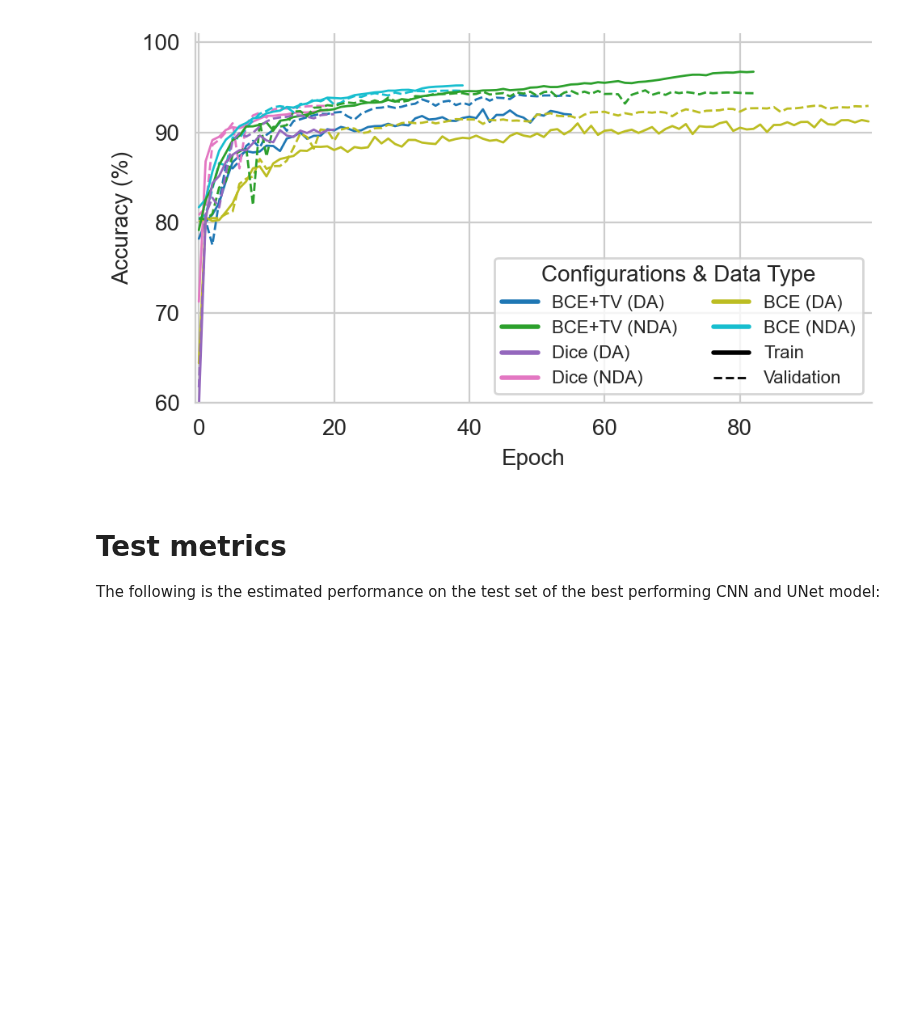
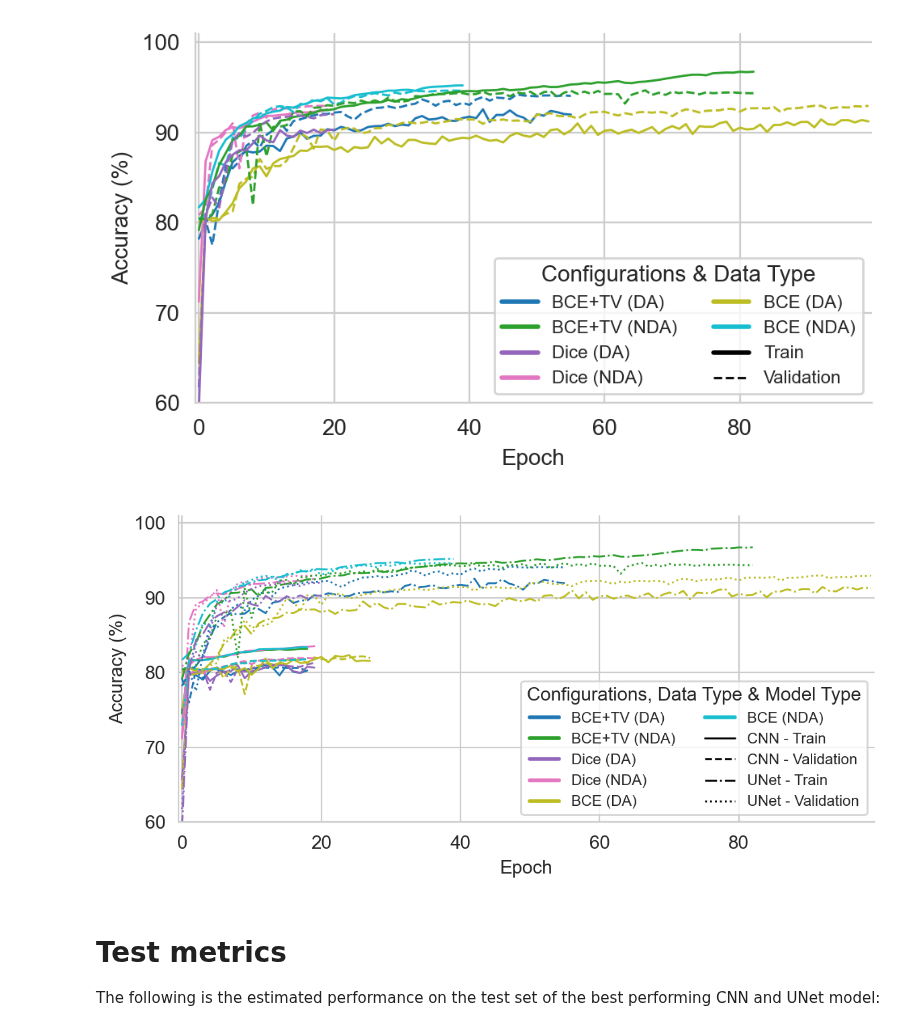
Before and after one commit to R0ner/02514-DL-in-CV, a Jupyter notebook: Project2/ablation_results.ipynb, the cells around one changed output. Drawn from its saved outputs; the diff is of its cells as text; code cells hidden in the pictures; blank space fills up the shorter version.

Commit message:
Other learninng curve plots

```diff
--- a/Project2/ablation_results.ipynb
+++ b/Project2/ablation_results.ipynb
@@ -118,6 +118,49 @@ fig2.savefig('figs/ablation_retina_unet.png', bbox_inches='tight')
 # %% [output]
 [figure]
 [figure]
+# %%
+import matplotlib as mpl
+
+# Generate a color map with distinct colors for different configurations
+colors = mpl.cm.get_cmap('tab10')
+
+configurations = ['BCE+TV (DA)', 'BCE+TV (NDA)', 'Dice (DA)', 'Dice (NDA)', 'BCE (DA)', 'BCE (NDA)']
+
+fig, ax = plt.subplots(figsize=(6, 3), tight_layout=True, dpi=200)
+max_epoch = 0
+for i, stat in enumerate(stats_list_cnn + stats_list_unet):
+    color = colors(i)
+
+    if stat['model'] == 'cnn':
+         linestyle_train = '-'
+         linestyle_val = '--'
+    else:  # 'unet'
+        linestyle_train = '-.'
+        linestyle_val = ':'
+
+    ax.plot(np.array(stat['train_acc']) * 100, color=stat2color(stat),linestyle=linestyle_train, linewidth=1)
+    ax.plot(np.array(stat['val_acc']) * 100, color=stat2color(stat), linestyle=linestyle_val, linewidth=1)
+
+    max_epoch = max(stat['epoch'][-1], max_epoch)
+
+ax.set_xlim((-.5, max_epoch + .5))
+ax.set_ylim((60, 101))
+ax.set_ylabel('Accuracy (%)')
+ax.set_xlabel('Epoch')
+
+# Legend for line colors, line styles and marker types
+color_legend = [Line2D([0], [0], color=setting_colormap(i), lw=2) for i in range(len(configurations))]
+style_legend = [Line2D([0], [0], color='black', lw=1, linestyle='-'), Line2D([0], [0], color='black', lw=1, linestyle='--'), Line2D([0], [0], color='black', lw=1, linestyle='-.'), Line2D([0], [0], color='black', lw=1, linestyle=':')]
+legends = color_legend + style_legend
+legend_labels = configurations + ['CNN - Train', 'CNN - Validation', 'UNet - Train', 'UNet - Validation']
+
+ax.legend(legends, legend_labels, loc='lower right', title='Configurations, Data Type & Model Type', ncol=2, prop={'size':8})
+
+sns.despine(top=True, right=True)
+plt.tight_layout()
+fig.savefig('figs/ablation_retina_combined.png', bbox_inches='tight')
+# %% [output]
+[figure, added]
 # %% [markdown]
 # Test metrics
 The following is the estimated performance on the test set of the best performing CNN and UNet model:
```
Also changed, not shown: parts of 3 cells of this notebook.
